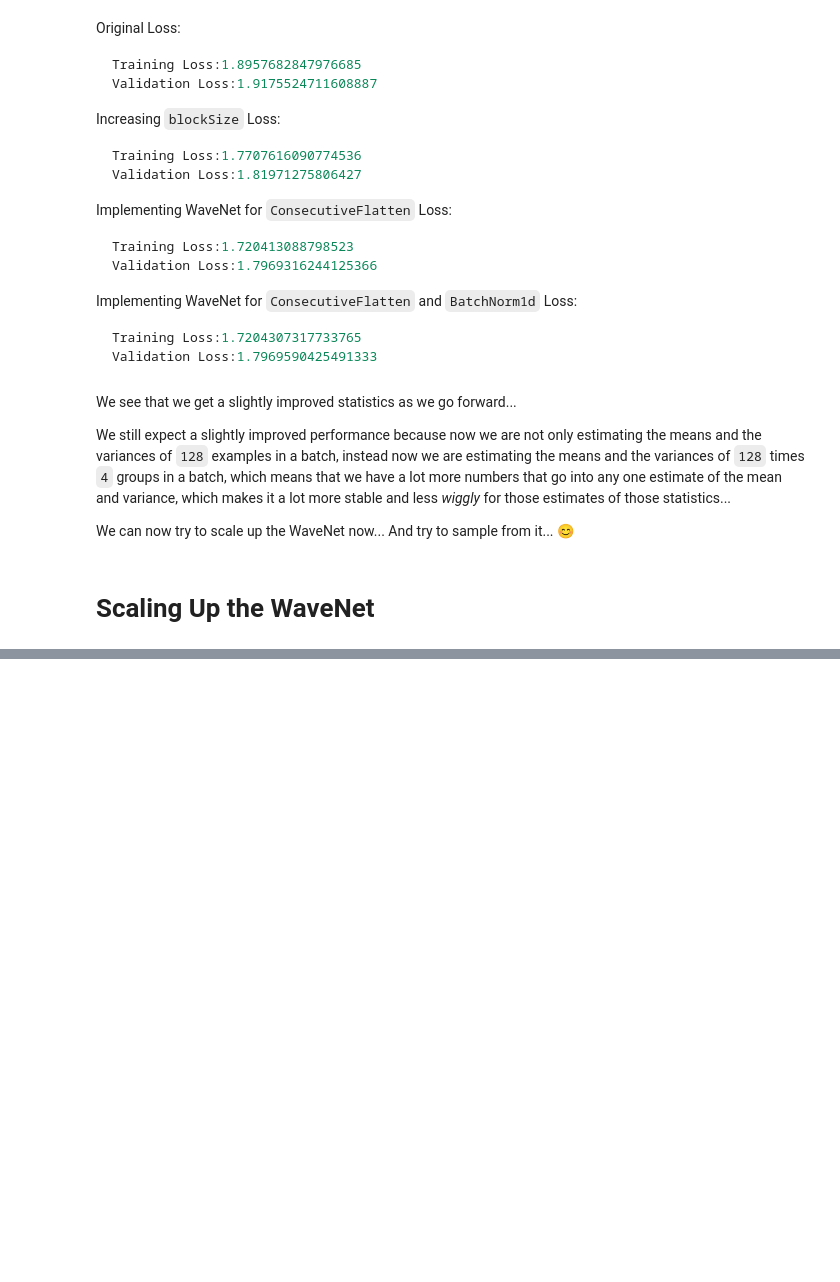
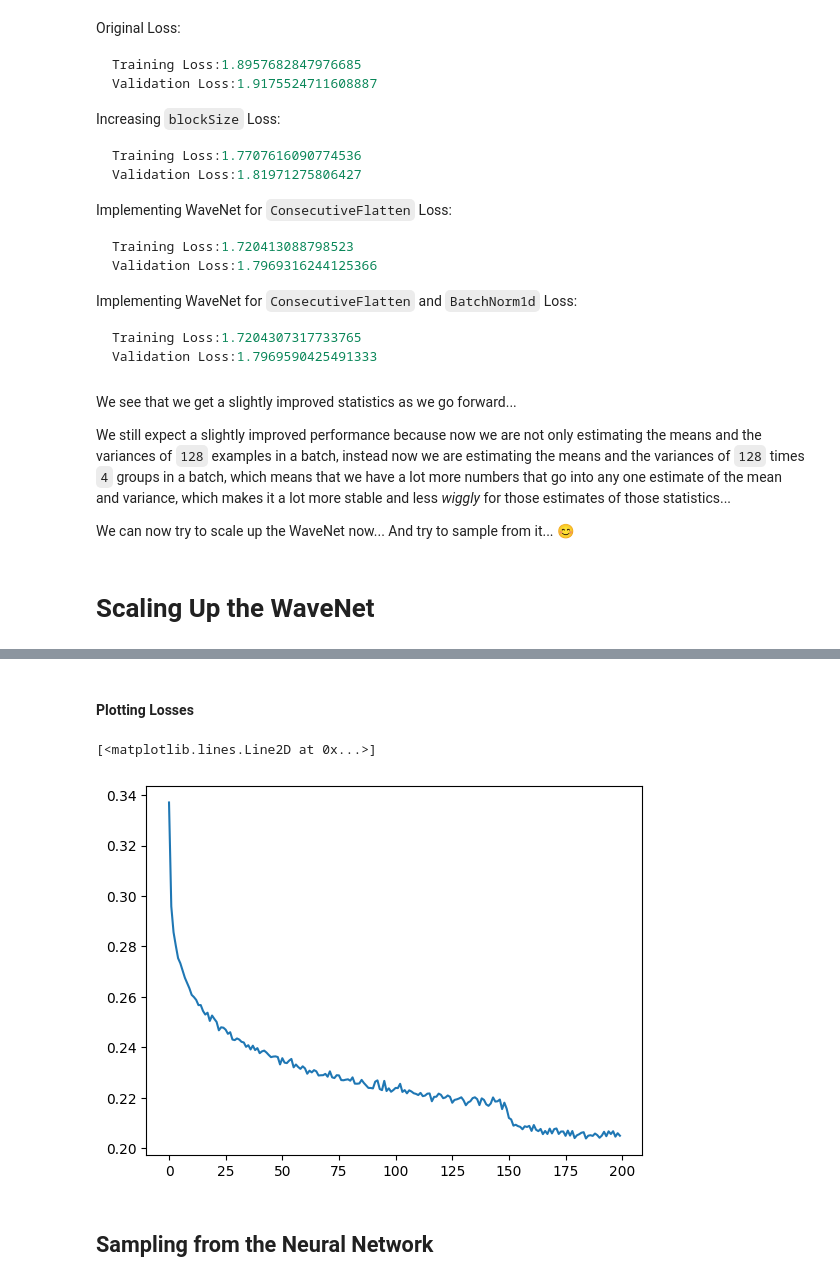
Before and after one commit to AvishakeAdhikary/Neural-Networks-From-Scratch, a Jupyter notebook: NameWeave - WaveNet.ipynb, the cells around one changed output, grey strips where cells are left out. Drawn from its saved outputs; the diff is of its cells as text; code cells hidden in the pictures; blank space fills up the shorter version.

```diff
--- a/NameWeave - WaveNet.ipynb
+++ b/NameWeave - WaveNet.ipynb
@@ -3460,0 +3696,32 @@ We can now try to scale up the WaveNet now... And try to sample from it... 😊
+# %%
+# We want to track the losses that we use in the training
+losses = []
+# We define the number of epochs
+epochs = 200000
+# We define the batch size
+batchSize = 128
+
+for i in range(epochs):
+    # Mini-Batches
+    indexes = torch.randint(low=0, high=trainingInputs.shape[0], size=(batchSize,))
+    inputBatch, outputBatch = trainingInputs[indexes], trainingOutputs[indexes]
+
+    # Forward Pass (Mini-Batch)
+    logits = model(inputBatch)
+    loss = F.cross_entropy(logits, outputBatch)
+    # Backward Pass (Mini-Batch)
+    # We reset the gradients
+    for parameter in parameters:
+        parameter.grad = None
+    loss.backward()
+
+    # Update Weights (Mini-Batch)
+    learning_rate = 0.1 if i < 150000 else 0.01
+    for parameter in parameters:
+        parameter.data += -learning_rate * parameter.grad
+
+    # Tracking the stats
+    # We append the losses that we use per iteration
+    if i % 10000 == 0:
+        print(f'{i:7d}/{epochs:7d}: {loss.item():.4f}')
+    losses.append(loss.log10().item()) # We do that to squash the steep curve to a nicer graph
@@ -3460,0 +3800,9 @@ We can now try to scale up the WaveNet now... And try to sample from it... 😊
+# %% [markdown]
+#### Plotting Losses
+# %%
+plt.plot(torch.tensor(losses).view(-1, 1000).mean(1))
+# %% [output]
+[<matplotlib.lines.Line2D at 0x...>]
+[figure, added]
+# %% [markdown]
+## Sampling from the Neural Network
```
Also changed, not shown: parts of 16 cells of this notebook, 1 other file.
